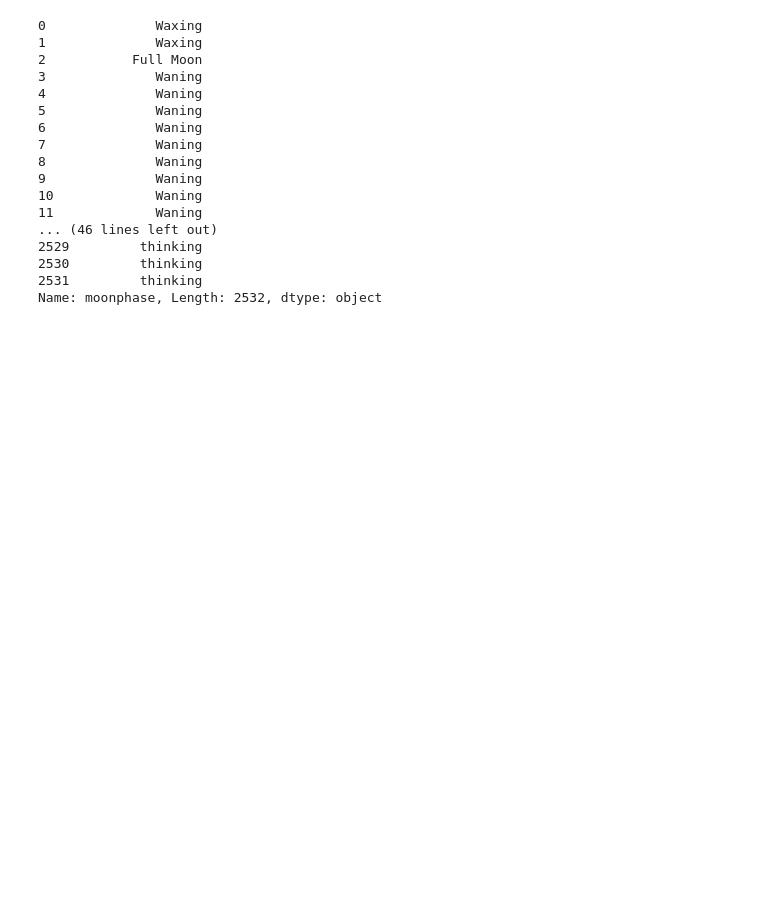
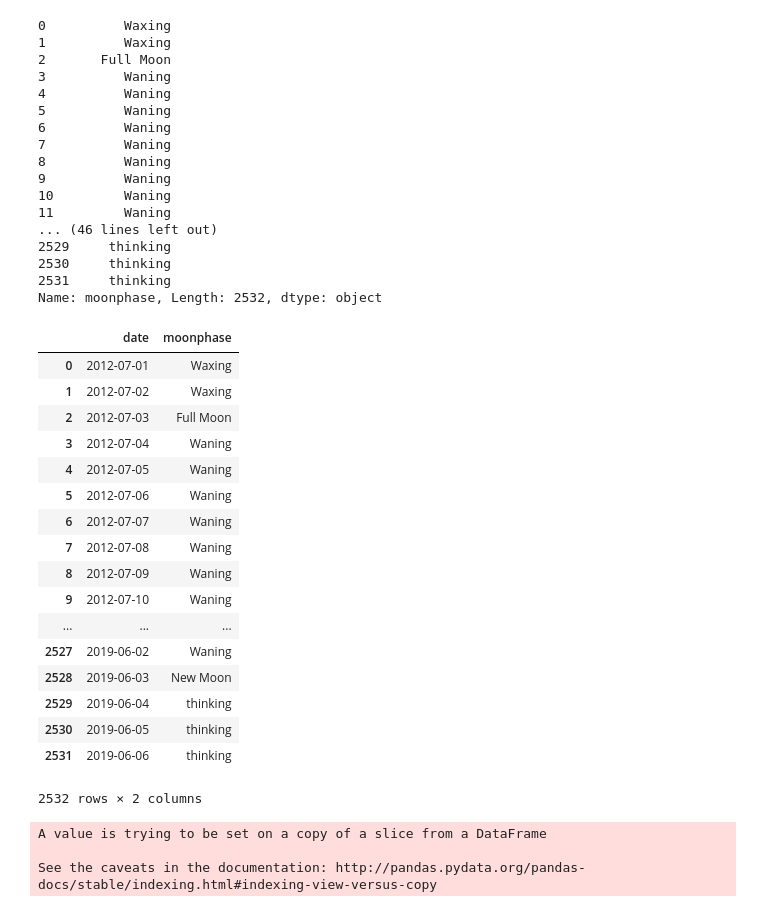
Before and after one commit to davidhaase/mod-3-final-project, a Jupyter notebook: Category for Moonphase.ipynb, the cells around one changed output. Drawn from its saved outputs; the diff is of its cells as text; code cells hidden in the pictures; blank space fills up the shorter version.

```diff
--- a/Category for Moonphase.ipynb
+++ b/Category for Moonphase.ipynb
@@ -134,11 +134,3 @@ zip_list = zip(full_index, new_index)
 print(a)
 # %% [output]
 [(2, 18), (32, 47), (61, 77), (91, 106), (120, 135), (150, 165), (180, 194), (210, 224), (239, 253), (269, 283), (298, 313), (328, 342), (357, 372), (386, 401), (416, 431), (445, 461), (474, 490), (50 ...
-# %%
- for num in range(a[0][1]):
-            if num <a[0][0] :
-                all_date_test['moonphase'][num] = 'Waxing'
-            elif num == a[0][0]:
-                continue
-            else:
-                all_date_test['moonphase'][num] = 'Waning'
@@ -176,14 +159,16 @@ a = list(zip_list)
 # %%
 num=0
 for n in range(len(a)):
-    for num in range(a[n][1]):
-            if num <a[n][0] :
-                all_date_test['moonphase'][num] = 'Waxing'
-            elif num == a[n][0]:
-                continue
-            else:
-                all_date_test['moonphase'][num] = 'Waning'
-    num += a[n][1]
+    for i in range(num, a[n][1]):
+        if i < a[n][0] :
+            all_date_test['moonphase'][i] = 'Waxing'
+        elif i in full_index:
+            all_date_test['moonphase'][i] = 'Full Moon'
+        elif i in new_index:
+            all_date_test['moonphase'][i] = 'New Moon'
+        else:
+            all_date_test['moonphase'][i] = 'Waning'
+    num = a[n][1]+1
 # %% [output]
 A value is trying to be set on a copy of a slice from a DataFrame
 
@@ -215 +204,29 @@ all_date_test['moonphase']
 Name: moonphase, Length: 2532, dtype: object
+# %%
+all_date_test
+# %% [output]
+|  | date | moonphase |
+| 0 | 2012-07-01 | Waxing |
+| 1 | 2012-07-02 | Waxing |
+| 2 | 2012-07-03 | Full Moon |
+| 3 | 2012-07-04 | Waning |
+| 4 | 2012-07-05 | Waning |
+| 5 | 2012-07-06 | Waning |
+| 6 | 2012-07-07 | Waning |
+| 7 | 2012-07-08 | Waning |
+| 8 | 2012-07-09 | Waning |
+| 9 | 2012-07-10 | Waning |
+| ... | ... | ... |
+| 2527 | 2019-06-02 | Waning |
+| 2528 | 2019-06-03 | New Moon |
+| 2529 | 2019-06-04 | thinking |
+| 2530 | 2019-06-05 | thinking |
+| 2531 | 2019-06-06 | thinking |
+2532 rows × 2 columns
+# %%
+for i in range(2529,2532):
+    all_date_test['moonphase'][i] = 'Waxing'
+# %% [output]
+A value is trying to be set on a copy of a slice from a DataFrame
+
+See the caveats in the documentation: http://pandas.pydata.org/pandas-docs/stable/indexing.html#indexing-view-versus-copy
```
Also changed, not shown: parts of 4 cells of this notebook, 4 other files.
